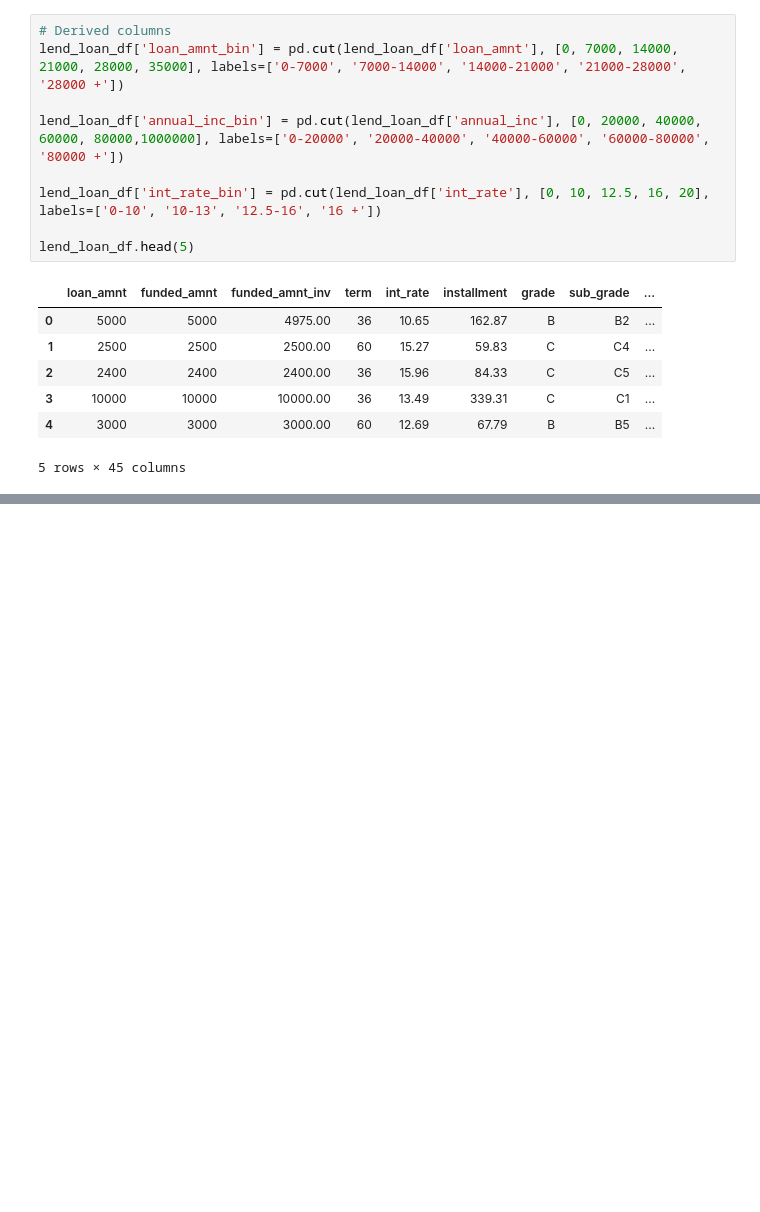
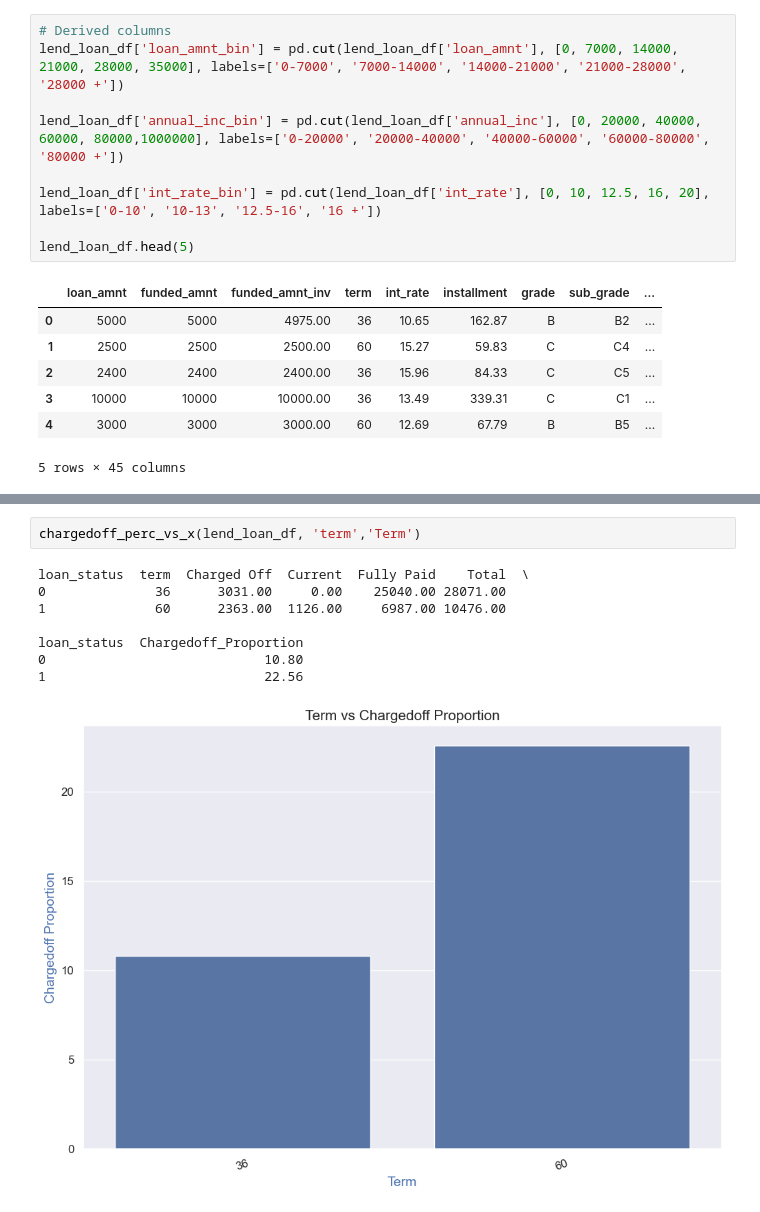
Before and after one commit to blogbydev/lendingcasestudy, a Jupyter notebook: lcs_srinivasan.ipynb, the cells around one changed output, grey strips where cells are left out. Cells and saved outputs as stored; diff of their text form; blank space fills up the shorter version.

```diff
--- a/lcs_srinivasan.ipynb
+++ b/lcs_srinivasan.ipynb
@@ -683,0 +702,11 @@ loan_status  Chargedoff_Proportion
+# %%
+chargedoff_perc_vs_x(lend_loan_df, 'term','Term')
+# %% [output]
+loan_status  term  Charged Off  Current  Fully Paid    Total  \
+0              36      3031.00     0.00    25040.00 28071.00
+1              60      2363.00  1126.00     6987.00 10476.00
+
+loan_status  Chargedoff_Proportion
+0                            10.80
+1                            22.56
+[figure, added]
```
Also changed, not shown: parts of 18 cells of this notebook.
